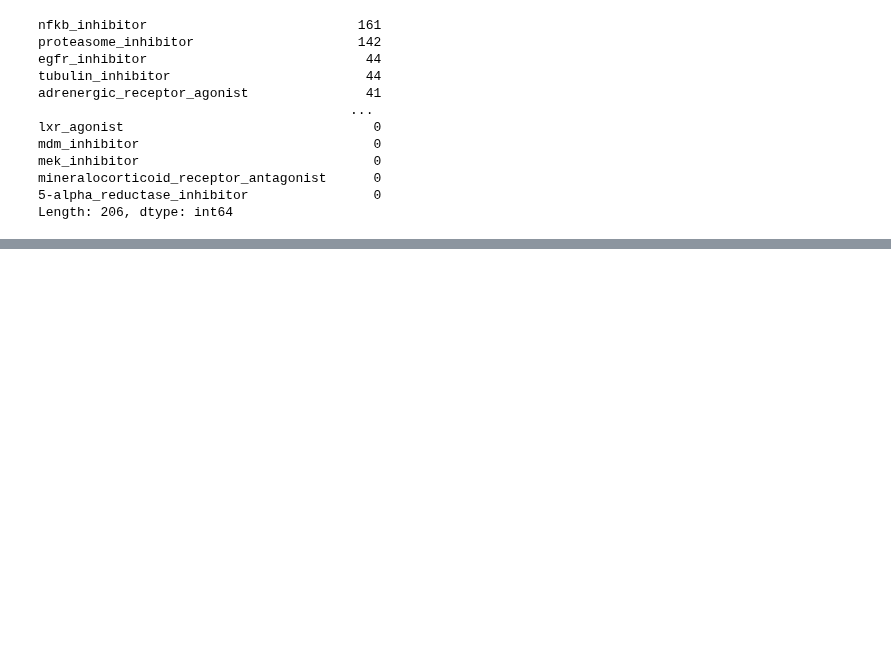
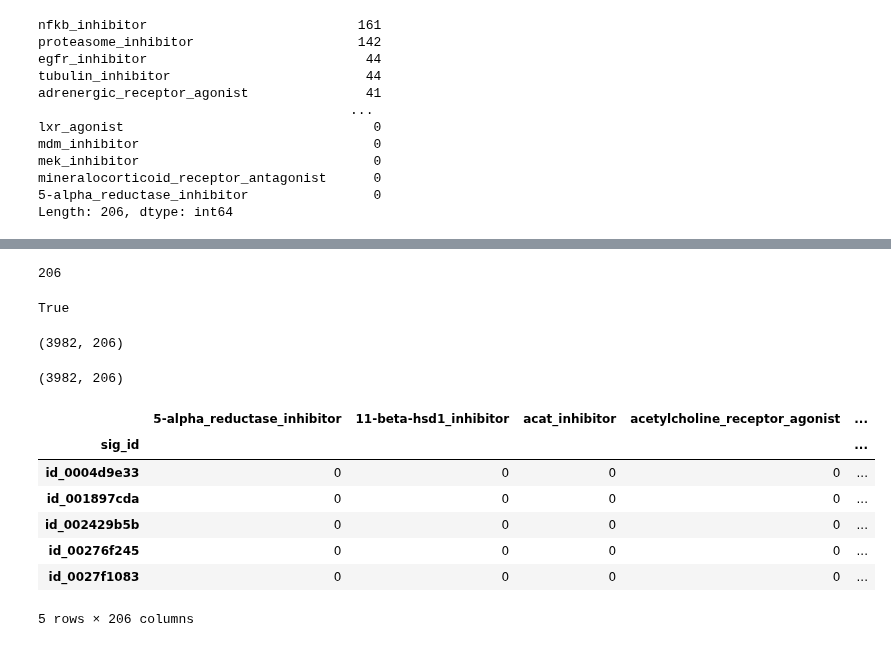
Before and after one commit to Yongliang-Shi/Mechanism-of-Action-Prediction, a Jupyter notebook: model_moa.ipynb, the cells around one changed output, grey strips where cells are left out. Cells and saved outputs as stored; diff of their text form; code cells hidden in the pictures; blank space fills up the shorter version.

```diff
--- a/model_moa.ipynb
+++ b/model_moa.ipynb
@@ -221,0 +258,9 @@ Length: 206, dtype: int64
+# %%
+# Create the LogisticRegression as the estimator
+base_lr = LogisticRegression(max_iter=1000)
+
+# Create a OneVsRest classifier
+ovr = OneVsRestClassifier(base_lr)
+# %%
+# Fit on train
+ovr.fit(X_train_scaled, Y_train) # Took 13 mins to complete
@@ -221,0 +298,35 @@ Length: 206, dtype: int64
+# %%
+ovr.n_classes_
+# %% [output]
+206
+# %%
+ovr.multilabel_
+# %% [output]
+True
+# %%
+# Predict Y
+Y_pred_ovrlr = ovr.predict(X_test_scaled)
+
+# Print the shape
+Y_pred_ovrlr.shape
+# %% [output]
+(3982, 206)
+# %%
+# Convert predicted Y in a submission format
+sub_ovrlr = pd.DataFrame(Y_pred_ovrlr, index=sample.index, columns = sample.columns)
+
+# Print the shape
+print(sub_ovrlr.shape)
+
+# Quick view of df_sub
+sub_ovrlr.head()
+# %% [output]
+(3982, 206)
+|  | 5-alpha_reductase_inhibitor | 11-beta-hsd1_inhibitor | acat_inhibitor | acetylcholine_receptor_agonist | ... |
+| sig_id |  |  |  |  | ... |
+| id_0004d9e33 | 0 | 0 | 0 | 0 | ... |
+| id_001897cda | 0 | 0 | 0 | 0 | ... |
+| id_002429b5b | 0 | 0 | 0 | 0 | ... |
+| id_00276f245 | 0 | 0 | 0 | 0 | ... |
+| id_0027f1083 | 0 | 0 | 0 | 0 | ... |
+5 rows × 206 columns
```
Also changed, not shown: parts of 35 cells of this notebook.
